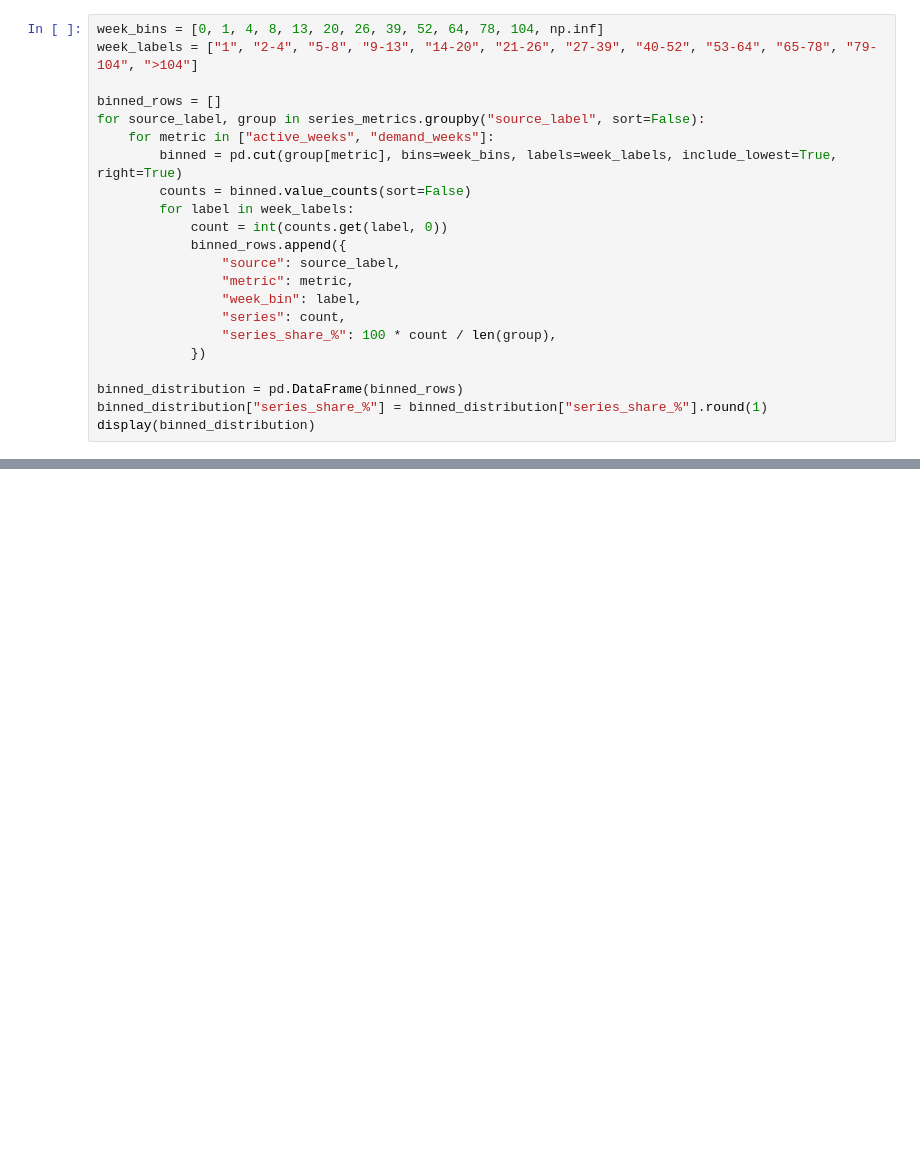
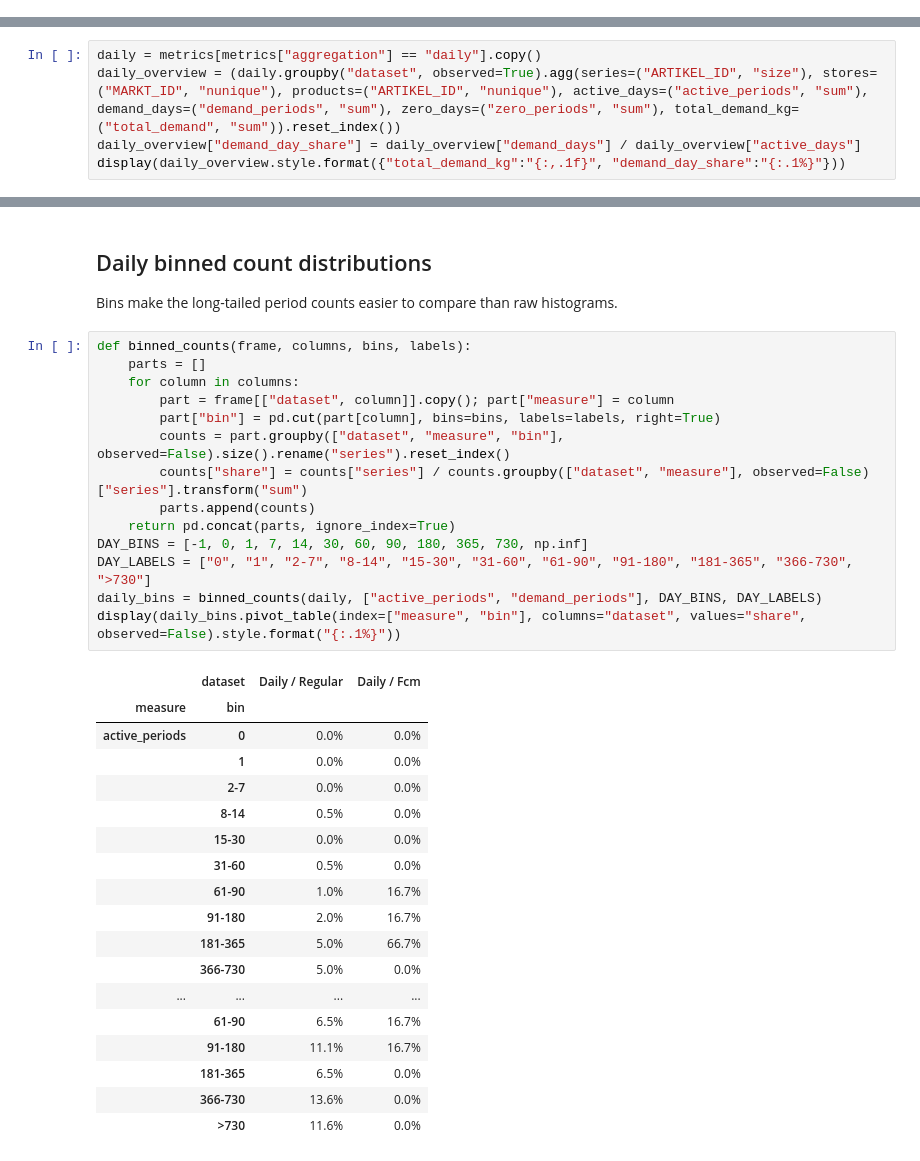
Before and after one commit to vlkkvl/transaktionen_bedientheke, a Jupyter notebook: notebooks/01_data_understanding/01_01_demand_analysis.ipynb, the cells around one changed output, grey strips where cells are left out. Cells and saved outputs as stored; diff of their text form; blank space fills up the shorter version.

```diff
--- a/notebooks/01_data_understanding/01_01_demand_analysis.ipynb
+++ b/notebooks/01_data_understanding/01_01_demand_analysis.ipynb
@@ -319,22 +34,0 @@ The binned view makes the sparsity easier to scan. Active weeks describe how lon
-# %%
-week_bins = [0, 1, 4, 8, 13, 20, 26, 39, 52, 64, 78, 104, np.inf]
-week_labels = ["1", "2-4", "5-8", "9-13", "14-20", "21-26", "27-39", "40-52", "53-64", "65-78", "79-104", ">104"]
-
-binned_rows = []
-for source_label, group in series_metrics.groupby("source_label", sort=False):
-    for metric in ["active_weeks", "demand_weeks"]:
-        binned = pd.cut(group[metric], bins=week_bins, labels=week_labels, include_lowest=True, right=True)
-        counts = binned.value_counts(sort=False)
-        for label in week_labels:
-            count = int(counts.get(label, 0))
-            binned_rows.append({
-                "source": source_label,
-                "metric": metric,
-                "week_bin": label,
-                "series": count,
-                "series_share_%": 100 * count / len(group),
-            })
-
-binned_distribution = pd.DataFrame(binned_rows)
-binned_distribution["series_share_%"] = binned_distribution["series_share_%"].round(1)
-display(binned_distribution)
@@ -461,0 +88,5 @@ Weekly DST series not meeting these requirements: 246
+# %%
+daily = metrics[metrics["aggregation"] == "daily"].copy()
+daily_overview = (daily.groupby("dataset", observed=True).agg(series=("ARTIKEL_ID", "size"), stores=("MARKT_ID", "nunique"), products=("ARTIKEL_ID", "nunique"), active_days=("active_periods", "sum"), demand_days=("demand_periods", "sum"), zero_days=("zero_periods", "sum"), total_demand_kg=("total_demand", "sum")).reset_index())
+daily_overview["demand_day_share"] = daily_overview["demand_days"] / daily_overview["active_days"]
+display(daily_overview.style.format({"total_demand_kg":"{:,.1f}", "demand_day_share":"{:.1%}"}))
@@ -461,0 +122,37 @@ Weekly DST series not meeting these requirements: 246
+# %% [markdown]
+## Daily binned count distributions
+
+Bins make the long-tailed period counts easier to compare than raw histograms.
+# %%
+def binned_counts(frame, columns, bins, labels):
+    parts = []
+    for column in columns:
+        part = frame[["dataset", column]].copy(); part["measure"] = column
+        part["bin"] = pd.cut(part[column], bins=bins, labels=labels, right=True)
+        counts = part.groupby(["dataset", "measure", "bin"], observed=False).size().rename("series").reset_index()
+        counts["share"] = counts["series"] / counts.groupby(["dataset", "measure"], observed=False)["series"].transform("sum")
+        parts.append(counts)
+    return pd.concat(parts, ignore_index=True)
+DAY_BINS = [-1, 0, 1, 7, 14, 30, 60, 90, 180, 365, 730, np.inf]
+DAY_LABELS = ["0", "1", "2-7", "8-14", "15-30", "31-60", "61-90", "91-180", "181-365", "366-730", ">730"]
+daily_bins = binned_counts(daily, ["active_periods", "demand_periods"], DAY_BINS, DAY_LABELS)
+display(daily_bins.pivot_table(index=["measure", "bin"], columns="dataset", values="share", observed=False).style.format("{:.1%}"))
+# %% [output]
+|  | dataset | Daily / Regular | Daily / Fcm |
+| measure | bin |  |  |
+| active_periods | 0 | 0.0% | 0.0% |
+|  | 1 | 0.0% | 0.0% |
+|  | 2-7 | 0.0% | 0.0% |
+|  | 8-14 | 0.5% | 0.0% |
+|  | 15-30 | 0.0% | 0.0% |
+|  | 31-60 | 0.5% | 0.0% |
+|  | 61-90 | 1.0% | 16.7% |
+|  | 91-180 | 2.0% | 16.7% |
+|  | 181-365 | 5.0% | 66.7% |
+|  | 366-730 | 5.0% | 0.0% |
+| ... | ... | ... | ... |
+|  | 61-90 | 6.5% | 16.7% |
+|  | 91-180 | 11.1% | 16.7% |
+|  | 181-365 | 6.5% | 0.0% |
+|  | 366-730 | 13.6% | 0.0% |
+|  | >730 | 11.6% | 0.0% |
```
Also changed, not shown: parts of 30 cells of this notebook.
